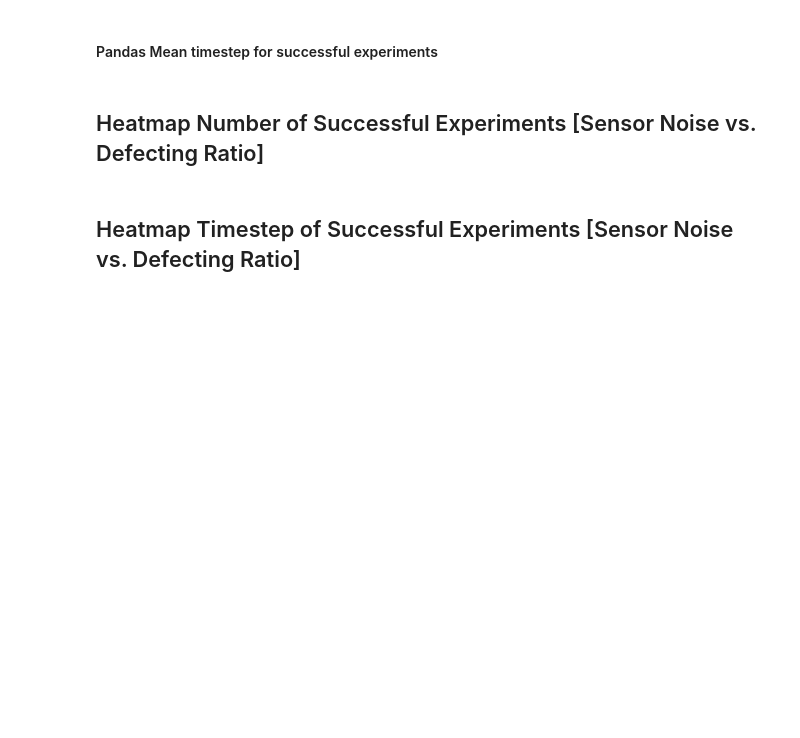
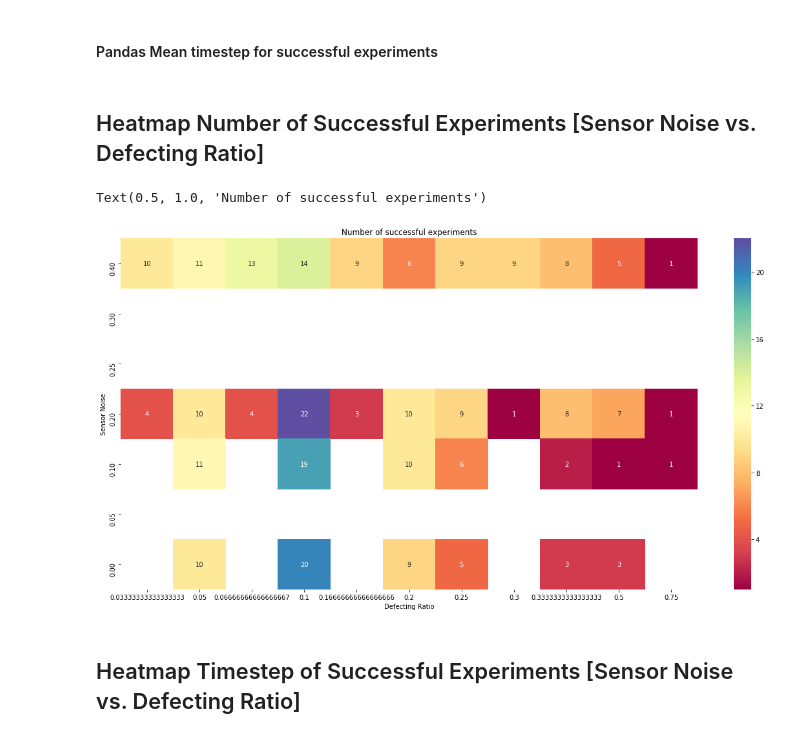
Before and after one commit to nsrishankar/analysis_scripts, a Jupyter notebook: CDM_lying_clusteranalysis.ipynb, the cells around one changed output. Cells and saved outputs as stored; diff of their text form; code cells hidden in the pictures; blank space fills up the shorter version.

```diff
--- a/CDM_lying_clusteranalysis.ipynb
+++ b/CDM_lying_clusteranalysis.ipynb
@@ -1035,12 +1070,15 @@ mt_df_all=mt_df7.append(mt_df6).append(mt_df5).append(mt_df4).append(mt_df3).app
 ## Heatmap Number of Successful Experiments [Sensor Noise vs. Defecting Ratio]
 # %%
 plt.figure(figsize=(20,10))
-sns.heatmap(ct_df_all, annot=True,cmap='hot')
+sns.heatmap(ct_df_all, annot=True,cmap='Spectral')
 plt.ylabel('Sensor Noise')
 plt.xlabel('Defecting Ratio')
 plt.title('Number of successful experiments')
 # plt.savefig("SuccessfulExperiments_Random",bbox_inches='tight')
 # plt.savefig("SuccessfulExperiments_Defecting",bbox_inches='tight')
+# %% [output]
+Text(0.5, 1.0, 'Number of successful experiments')
+[figure, added]
 # %% [markdown]
 ## Heatmap Timestep of Successful Experiments [Sensor Noise vs. Defecting Ratio]
 # %%
```
Also changed, not shown: parts of 44 cells of this notebook.
